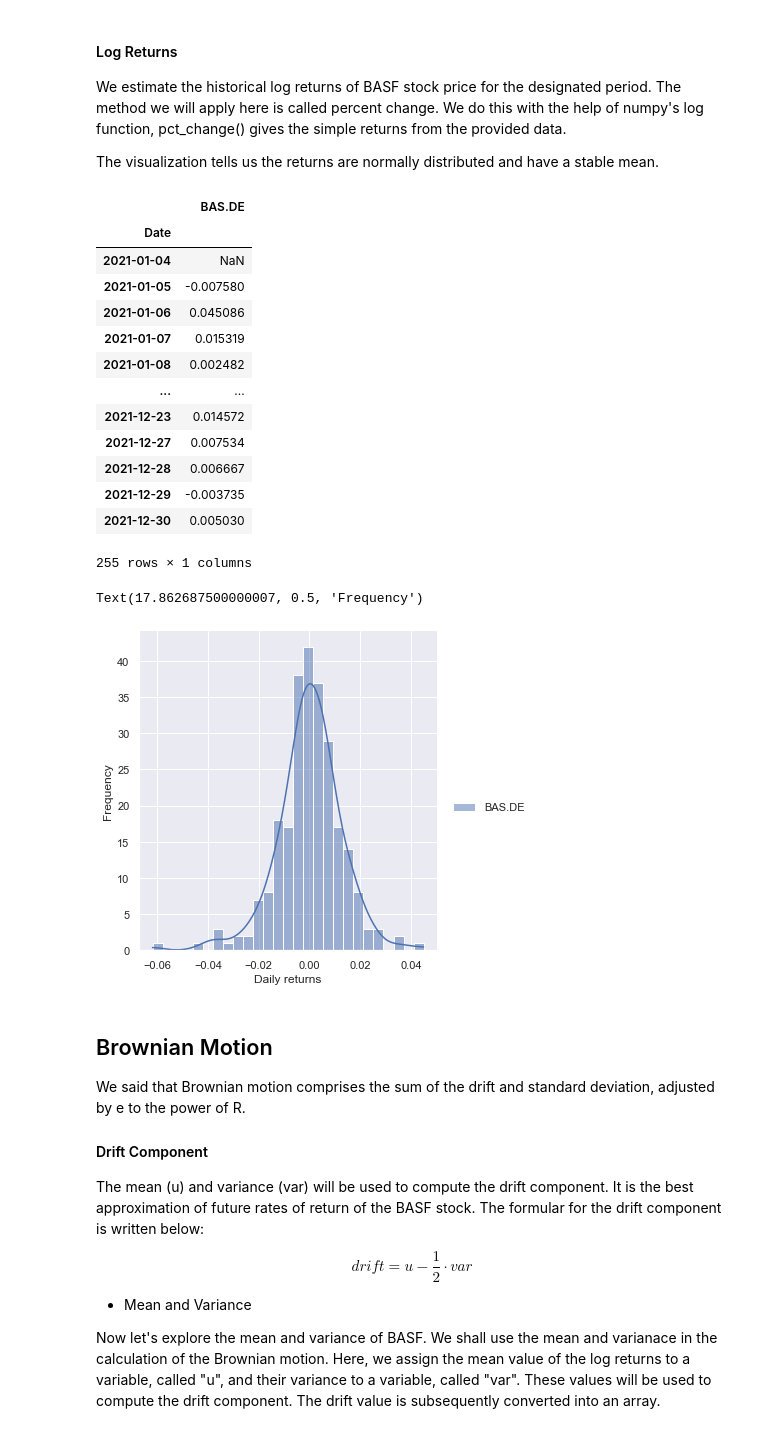
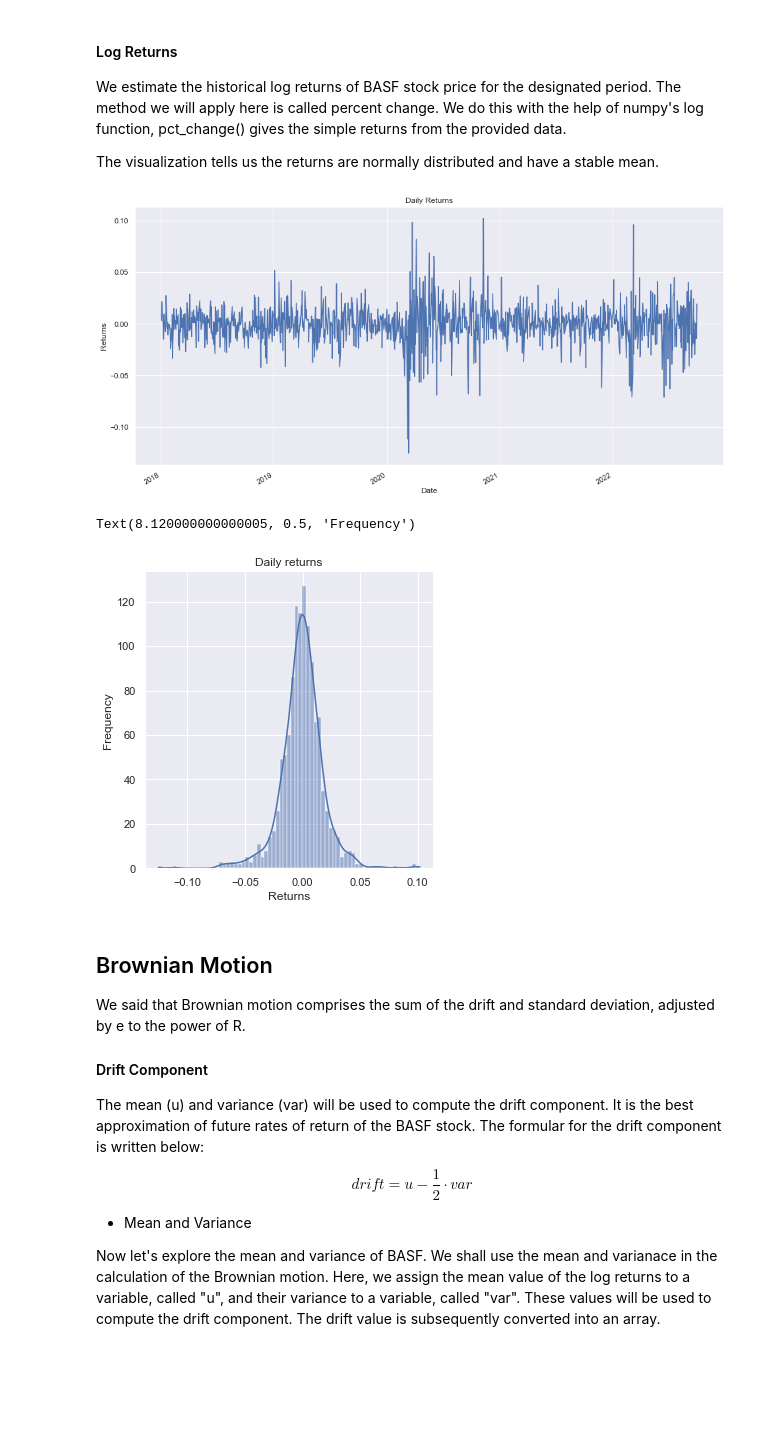
Before and after one commit to Dela12/Portfolio, a Jupyter notebook: Monte Carlo Simulation.ipynb, the cells around one changed output. Saved outputs shown, nothing was run; the diff lists cells and outputs as text; code cells hidden in the pictures; blank space fills up the shorter version.

```diff
--- a/Monte Carlo Simulation.ipynb
+++ b/Monte Carlo Simulation.ipynb
@@ -91,29 +141,21 @@ We estimate the historical log returns of BASF stock price for the designated pe
 The visualization tells us the returns are normally distributed and have a stable mean.
 # %%
 log_returns = np.log(1 + BASF.pct_change())
-log_returns
+log_returns.head(3)
+
+log_returns.plot()
+plt.title("Daily Returns")
+plt.ylabel("Returns")
+plt.show()
+
+sns.displot(log_returns, kde=True)
+plt.title("Daily returns")
+plt.xlabel("Returns")
+plt.ylabel("Frequency")
 # %% [output]
-|  | BAS.DE |
-| Date |  |
-| 2021-01-04 | NaN |
-| 2021-01-05 | -0.007580 |
-| 2021-01-06 | 0.045086 |
-| 2021-01-07 | 0.015319 |
-| 2021-01-08 | 0.002482 |
-| ... | ... |
-| 2021-12-23 | 0.014572 |
-| 2021-12-27 | 0.007534 |
-| 2021-12-28 | 0.006667 |
-| 2021-12-29 | -0.003735 |
-| 2021-12-30 | 0.005030 |
+[figure, added]
-255 rows × 1 columns
+Text(8.120000000000005, 0.5, 'Frequency')
+[figure, added]
-# %%
-sns.displot(log_returns, kde=True)
-plt.xlabel("Daily returns")
-plt.ylabel("Frequency")
-# %% [output]
-Text(17.862687500000007, 0.5, 'Frequency')
-[figure, removed]
 # %% [markdown]
 ## Brownian Motion
 We said that Brownian motion comprises the sum of the drift and standard deviation, adjusted by e to the power of R.
```
Also changed, not shown: parts of 23 cells of this notebook.
